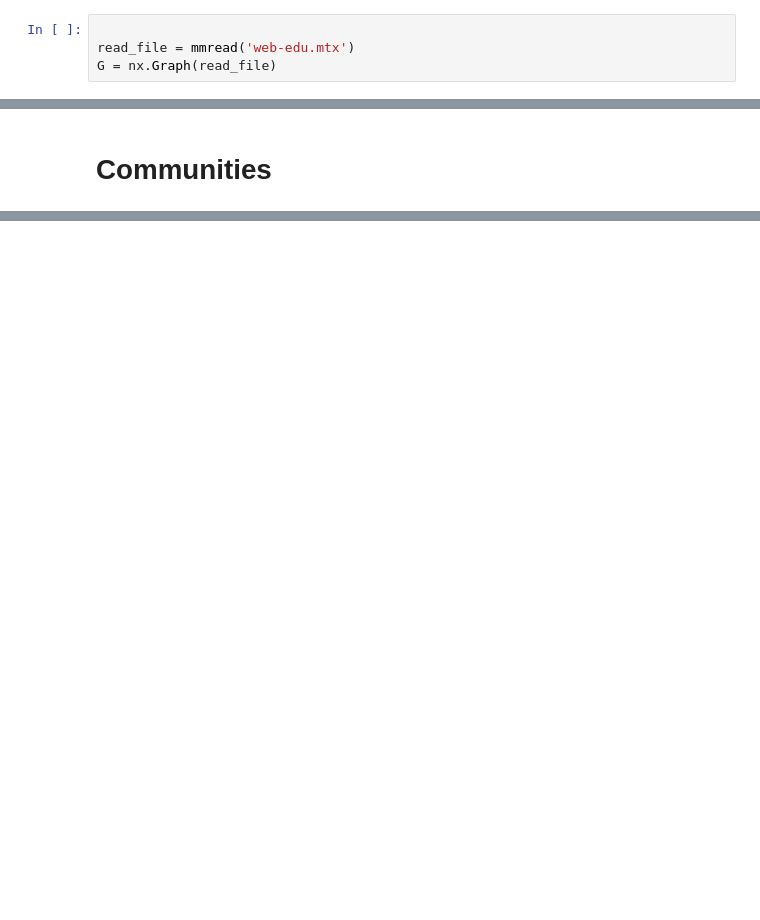
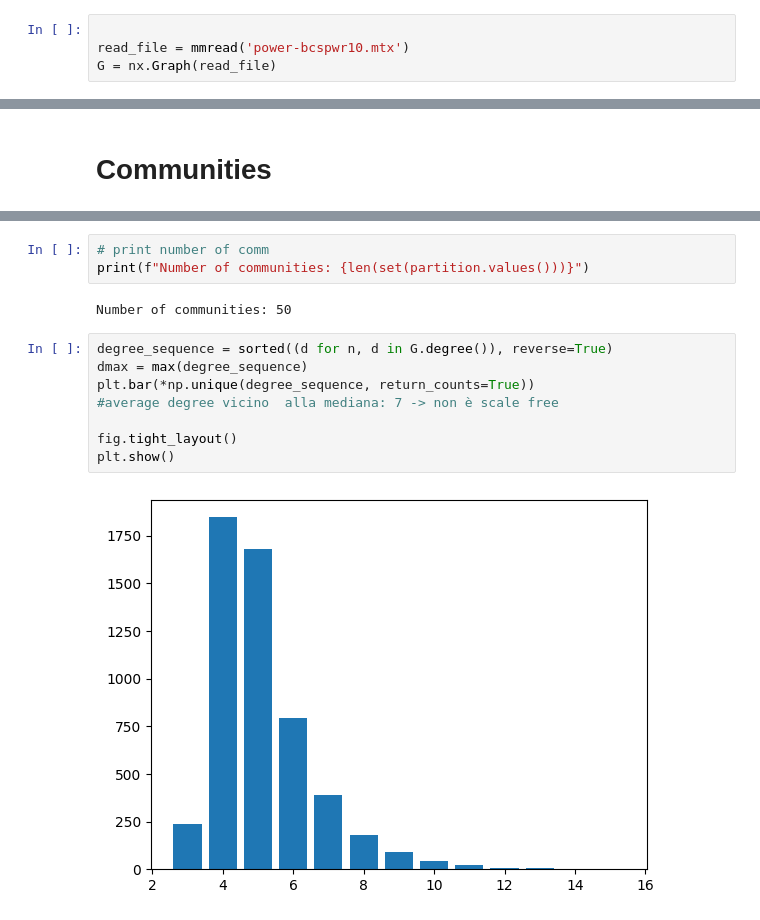
Before and after one commit to luca959/Network_Analysis1, a Jupyter notebook: NA.ipynb, the cells around one changed output, grey strips where cells are left out. Cells and saved outputs as stored; diff of their text form; blank space fills up the shorter version.

```diff
--- a/NA.ipynb
+++ b/NA.ipynb
@@ -12,5 +32,5 @@ from scipy.io import mmread
 # Import Graph
 # %%
 
-read_file = mmread('web-edu.mtx')
+read_file = mmread('power-bcspwr10.mtx')
 G = nx.Graph(read_file)
@@ -158,0 +197,15 @@ nx.draw_networkx(
+# %%
+# print number of comm
+print(f"Number of communities: {len(set(partition.values()))}")
+# %% [output]
+Number of communities: 50
+# %%
+degree_sequence = sorted((d for n, d in G.degree()), reverse=True)
+dmax = max(degree_sequence)
+plt.bar(*np.unique(degree_sequence, return_counts=True))
+#average degree vicino  alla mediana: 7 -> non è scale free
+
+fig.tight_layout()
+plt.show()
+# %% [output]
+[figure, added]
```
Also changed, not shown: parts of 17 cells of this notebook.
